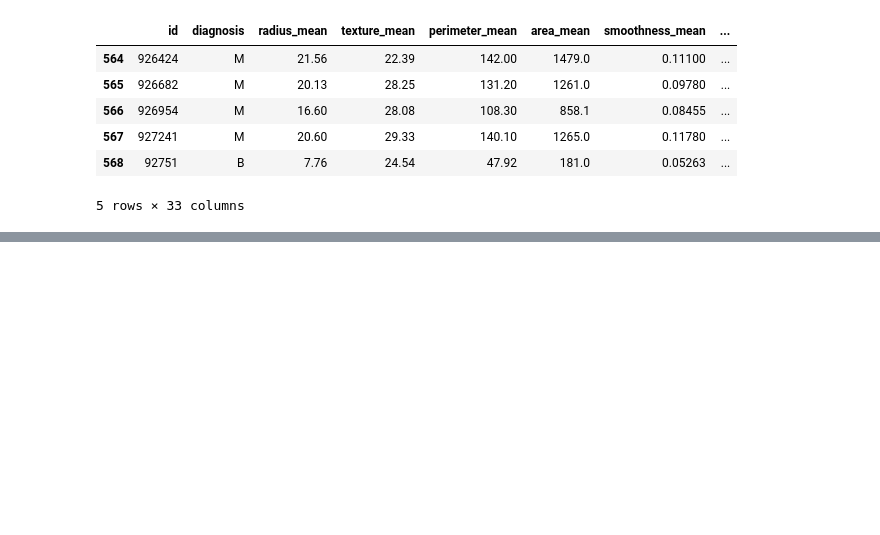
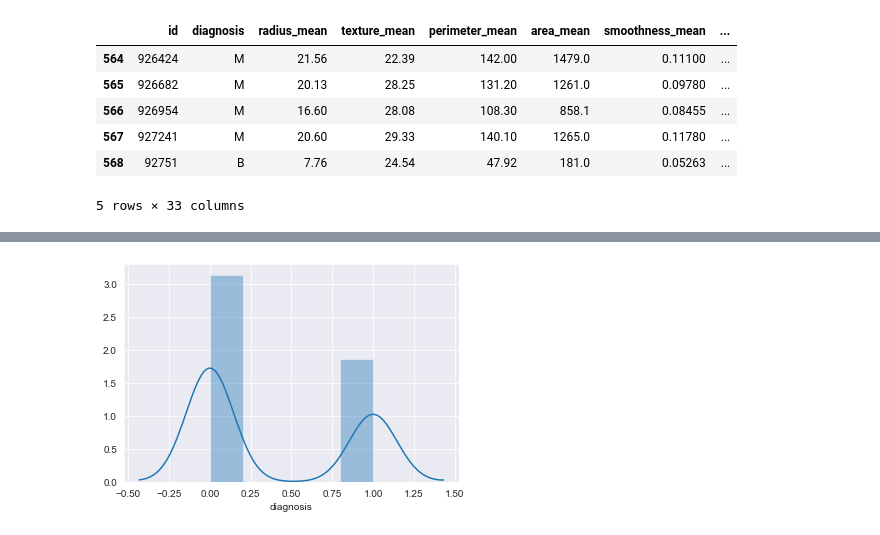
Before and after one commit to rajeshkumarchellappan/ML_projects, a Jupyter notebook: Health/Breast_Cancer_detection/Breast_Cancer_detection_1.ipynb, the cells around one changed output, grey strips where cells are left out. Drawn from its saved outputs; the diff is of its cells as text; code cells hidden in the pictures; blank space fills up the shorter version.

```diff
--- a/Health/Breast_Cancer_detection/Breast_Cancer_detection_1.ipynb
+++ b/Health/Breast_Cancer_detection/Breast_Cancer_detection_1.ipynb
@@ -47,0 +147,4 @@ df.tail()
+# %%
+sns.distplot(df['diagnosis']);
+# %% [output]
+[figure, added]
```
Also changed, not shown: parts of 29 cells of this notebook, 3 other files.
